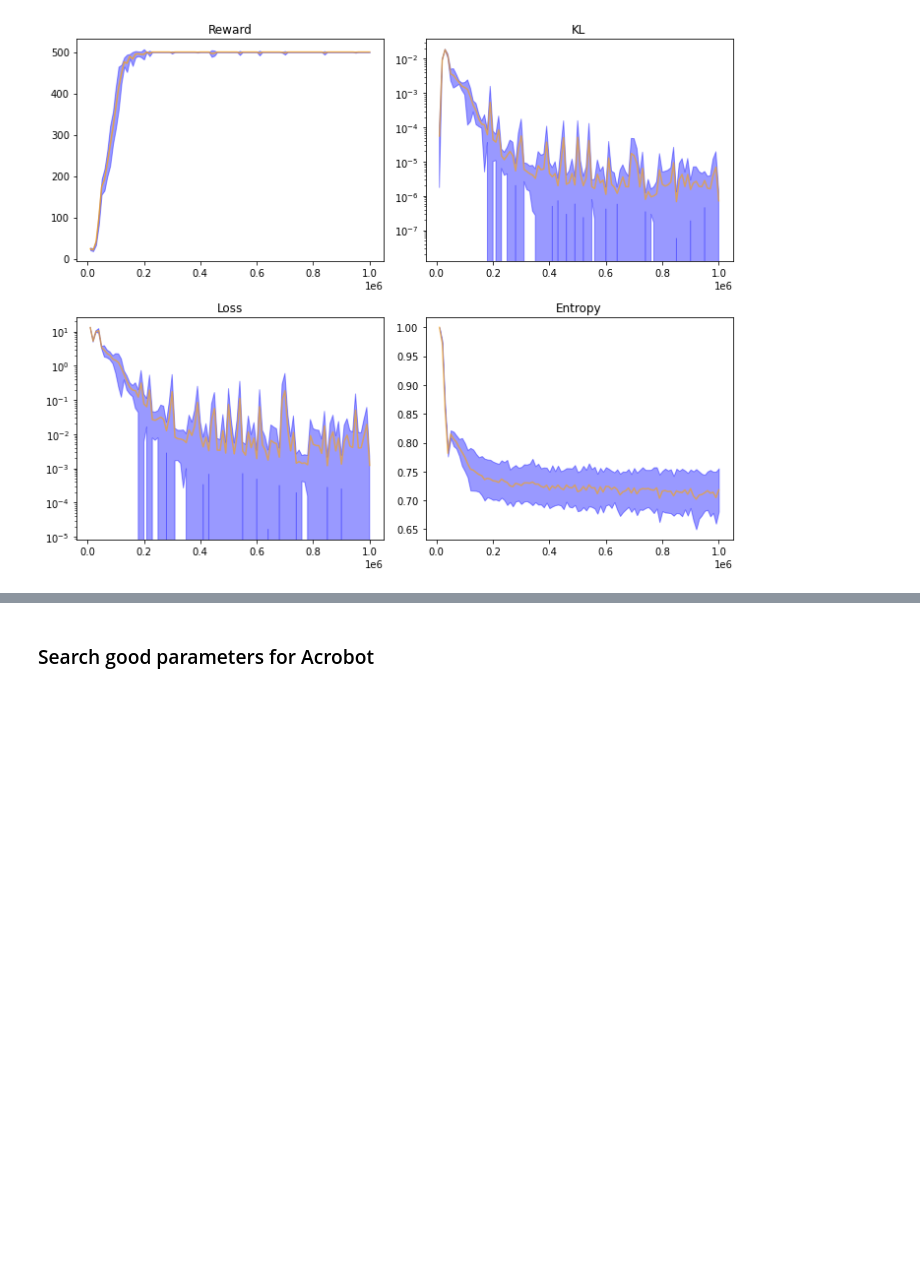
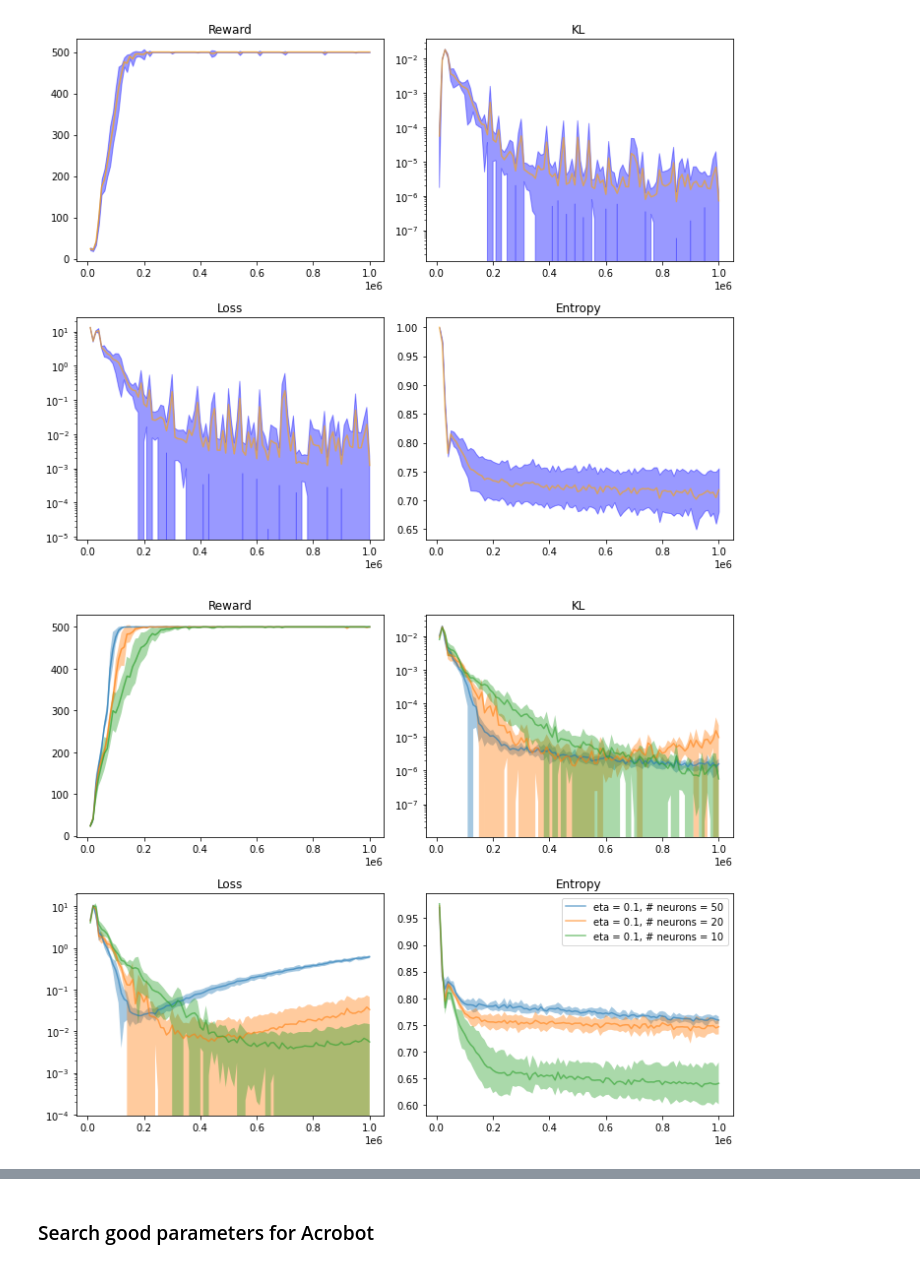
Before and after one commit to riccardodv/MirrorRL, a Jupyter notebook: analyse.ipynb, the cells around one changed output, grey strips where cells are left out. Drawn from its saved outputs; the diff is of its cells as text; code cells hidden in the pictures; blank space fills up the shorter version.

```diff
--- a/analyse.ipynb
+++ b/analyse.ipynb
@@ -128,3 +198,10 @@ plot_all_av_std(path,100)
 plt.savefig("./Figures/CaRL_eta0.1_cartpole__"+path.replace("/","_")+"_.png")
 # %% [output]
 [figure]
+# %%
+
+path = "ray_results/run_2022-05-26_13-25-51/"
+plot_all_av_std_by_pmts(path, limsup = None, time = False)
+plt.savefig("./Figures/CaRL_cartpole__"+path.replace("/","_")+".png")
+# %% [output]
+[figure, added]
```
Also changed, not shown: parts of 5 cells of this notebook, 1 other file.
